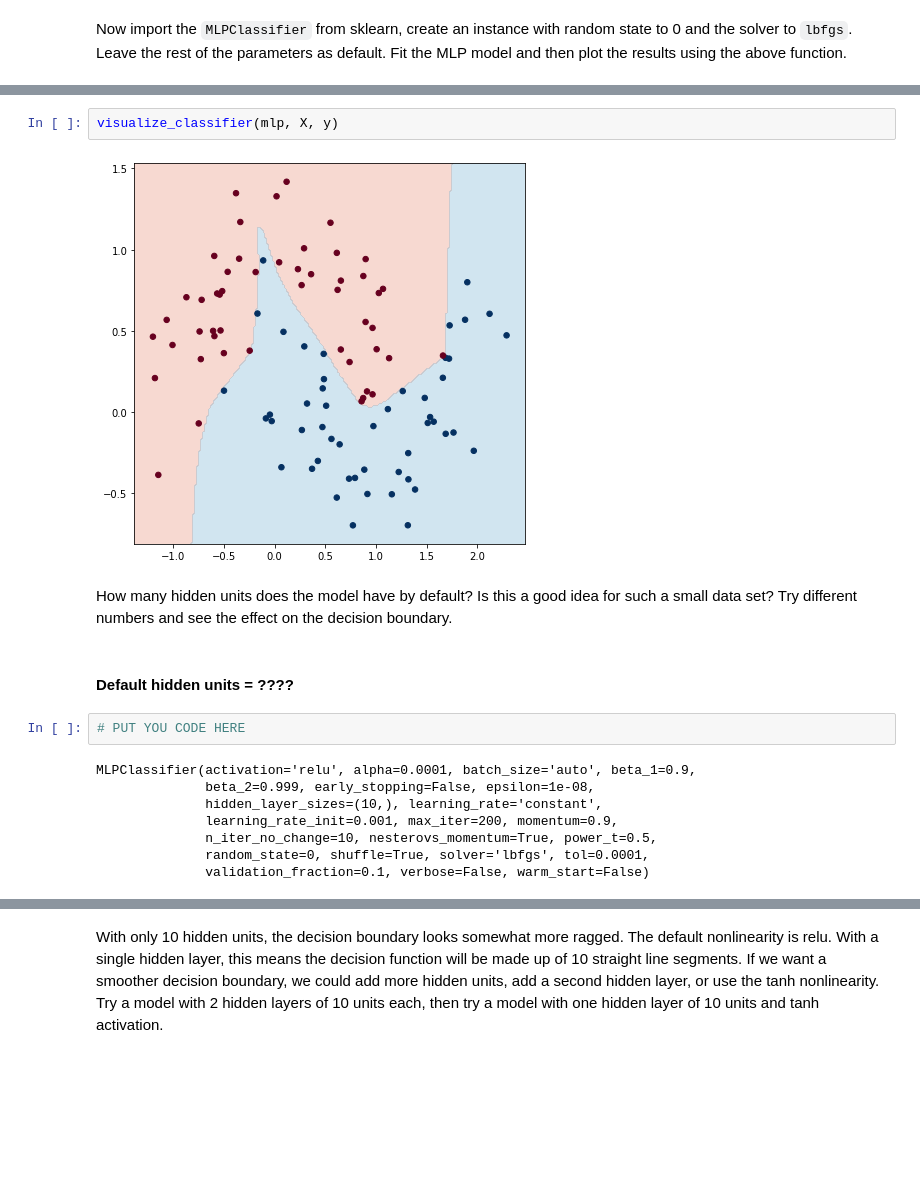
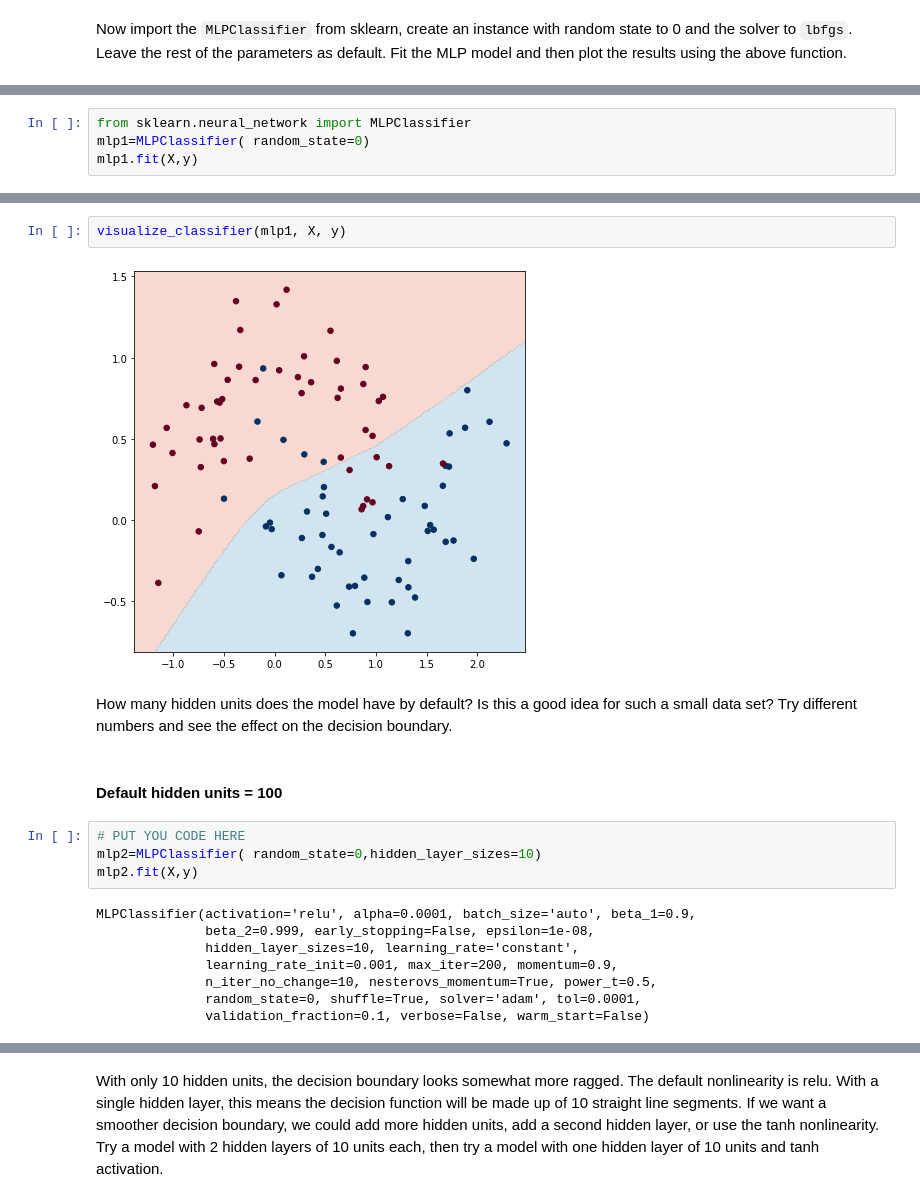
Before and after one commit to reniellechavez/ClassicalDataAnalysis, a Jupyter notebook: Neural_Networks_ex_En_Clase.ipynb, the cells around one changed output, grey strips where cells are left out. Drawn from its saved outputs; the diff is of its cells as text; blank space fills up the shorter version.

```diff
--- a/Neural_Networks_ex_En_Clase.ipynb
+++ b/Neural_Networks_ex_En_Clase.ipynb
@@ -97,0 +89,4 @@ MLPClassifier(activation='relu', alpha=0.0001, batch_size='auto', beta_1=0.9,
+# %%
+from sklearn.neural_network import MLPClassifier
+mlp1=MLPClassifier( random_state=0)
+mlp1.fit(X,y)
@@ -98,19 +101,21 @@ MLPClassifier(activation='relu', alpha=0.0001, batch_size='auto', beta_1=0.9,
 # %%
-visualize_classifier(mlp, X, y)
+visualize_classifier(mlp1, X, y)
 # %% [output]
-[figure, old version]
+[figure, new version]
 # %% [markdown]
 How many hidden units does the model have by default? Is this a good idea for such a small data set? Try different numbers and see the effect on the decision boundary.
 # %% [markdown]
-#### Default hidden units = ????
+#### Default hidden units = 100
 # %%
 # PUT YOU CODE HERE
+mlp2=MLPClassifier( random_state=0,hidden_layer_sizes=10)
+mlp2.fit(X,y)
 # %% [output]
 MLPClassifier(activation='relu', alpha=0.0001, batch_size='auto', beta_1=0.9,
               beta_2=0.999, early_stopping=False, epsilon=1e-08,
-              hidden_layer_sizes=(10,), learning_rate='constant',
+              hidden_layer_sizes=10, learning_rate='constant',
               learning_rate_init=0.001, max_iter=200, momentum=0.9,
               n_iter_no_change=10, nesterovs_momentum=True, power_t=0.5,
-              random_state=0, shuffle=True, solver='lbfgs', tol=0.0001,
+              random_state=0, shuffle=True, solver='adam', tol=0.0001,
               validation_fraction=0.1, verbose=False, warm_start=False)
 # %%
```
Also changed, not shown: parts of 3 cells of this notebook.
